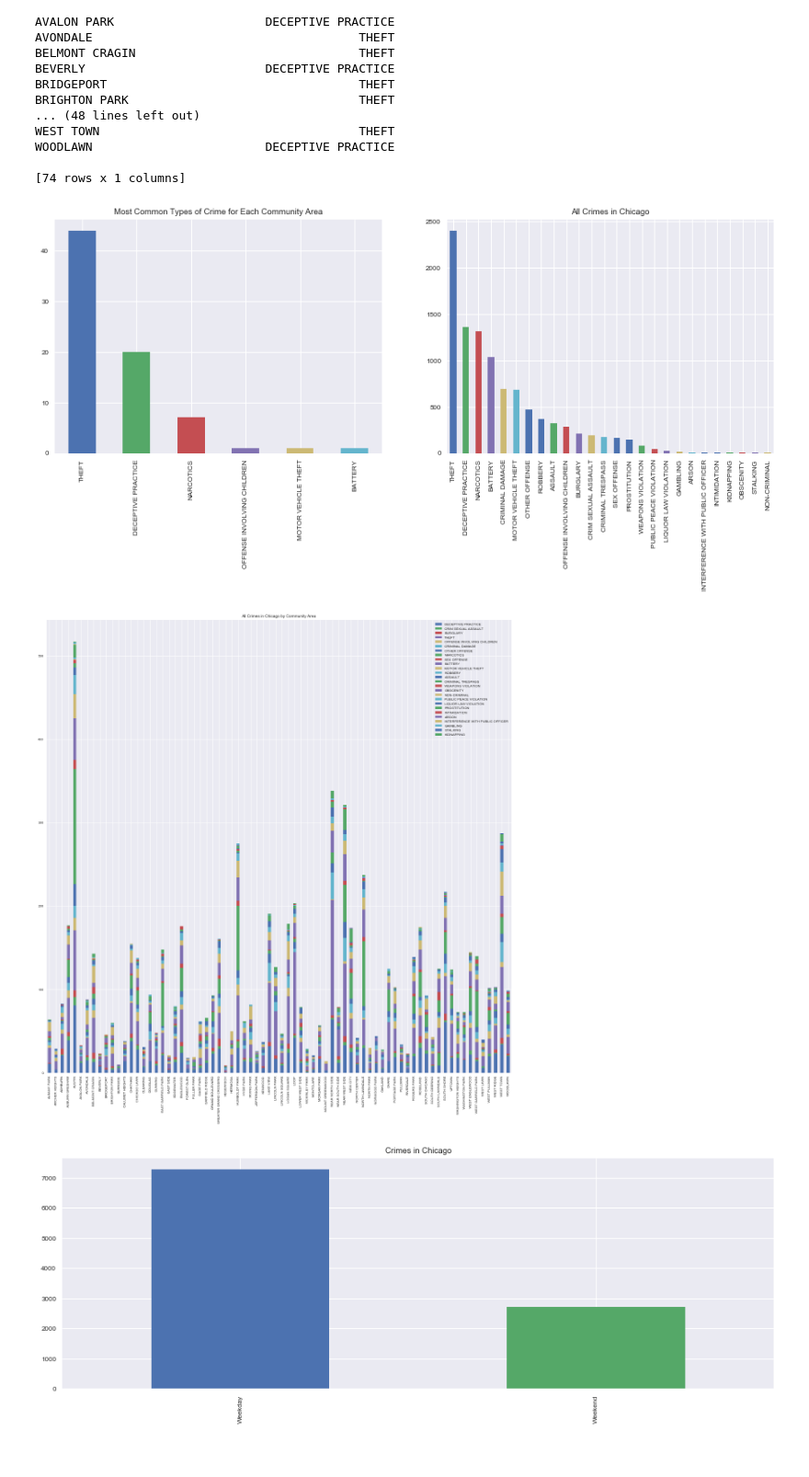
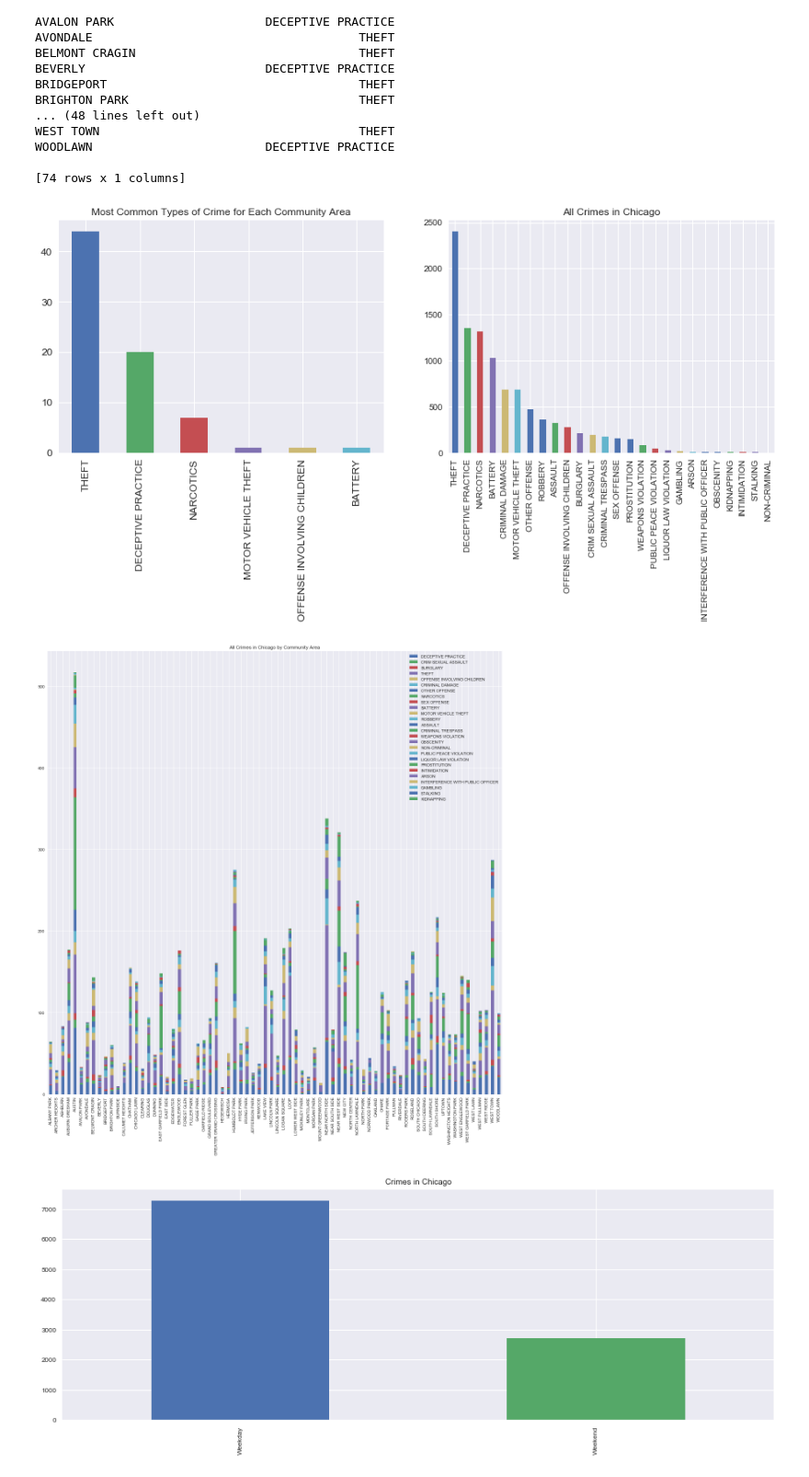
Before and after one commit to busybee333/conda, a Jupyter notebook: CrimeDataExtraction.ipynb, the cells around one changed output. Shown at 92% size. Drawn from its saved outputs; the diff is of its cells as text; code cells hidden in the pictures.

```diff
--- a/CrimeDataExtraction.ipynb
+++ b/CrimeDataExtraction.ipynb
@@ -345,16 +355,16 @@ import seaborn as sns
 corrmat = AggregatedDataframe.corr()
 
 # plot size of 8 x 8
-fig = plt.figure(figsize = (8, 8))
+fig = plt.figure(figsize = (15, 15))
 
 # sets font size of seaborn visual
-sns.set(font_scale=0.8)
+sns.set(font_scale=1)
 
 # creates the heatmap
 sns.heatmap(corrmat, vmax = 0.8, annot=True, cmap="Blues")
 
 # x and y tick labels font size
-plt.yticks(rotation=0, fontsize=9)
-plt.xticks(rotation=90, fontsize=9)
+plt.yticks(rotation=0, fontsize=14)
+plt.xticks(rotation=90, fontsize=14)
 plt.show()
 # %% [output]
@@ -443,22 +461,24 @@ WOODLAWN                        DECEPTIVE PRACTICE
 # %%
 plt.subplot(1, 2, 1)
 
 # Sums the most common type of crime for all community areas
 TopPrimaryCrimeTypeCounts = MostCommonPrimaryCrimeType['Primary Type'].value_counts()
 TopPrimaryCrimeTypeCounts.plot(kind='bar', title = 'Most Common Types of Crime for Each Community Area', figsize=(15,5))
+plt.xticks(fontsize=12)
+plt.yticks(fontsize=12)
 
 plt.subplot(1, 2, 2)
 
 # Sum of all of the crimes in Chicago
 SampledCrimeData['Primary Type'].value_counts().plot(kind='bar', title = 'All Crimes in Chicago', figsize=(15,5))
 plt.show()
 
 
 PrimaryCrimeTypeCounts.plot.bar(stacked=True, figsize=(20,20), title = 'All Crimes in Chicago by Community Area')
 plt.show()
 # %% [output]
-[figure, old version]
+[figure, new version]
-[figure, old version]
+[figure, new version]
 # %%
 # Sum of all of the crimes in Chicago
 SampledCrimeData['Weekday/Weekend'].value_counts().plot(kind='bar', title = 'Crimes in Chicago', figsize=(15,5))
```
Also changed, not shown: parts of 16 cells of this notebook.
